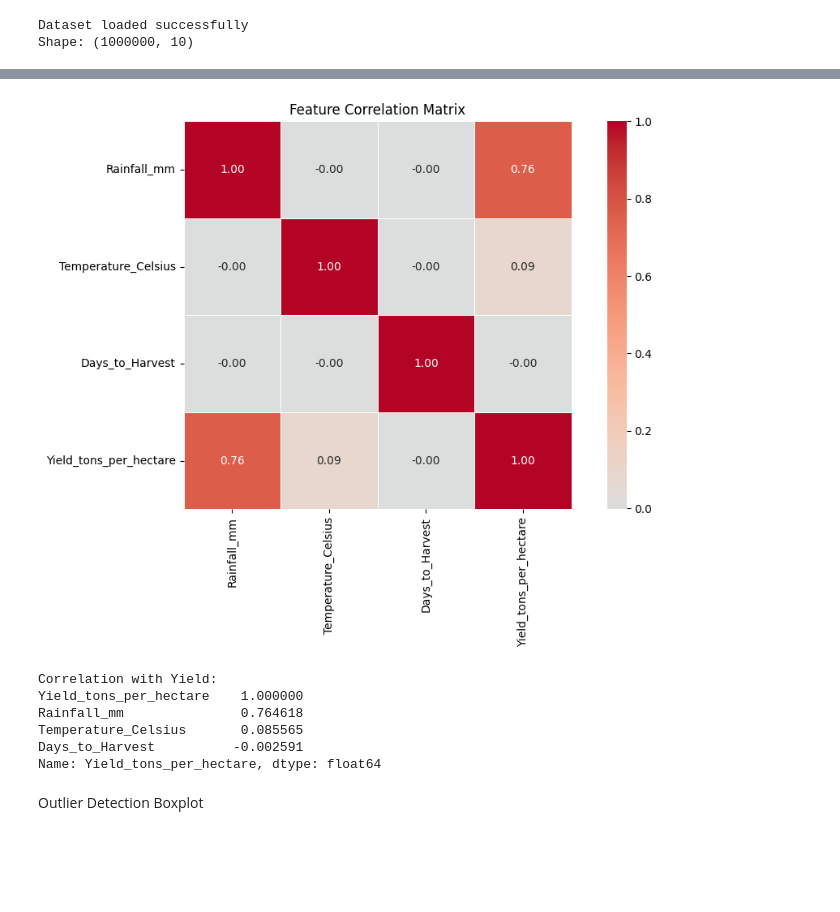
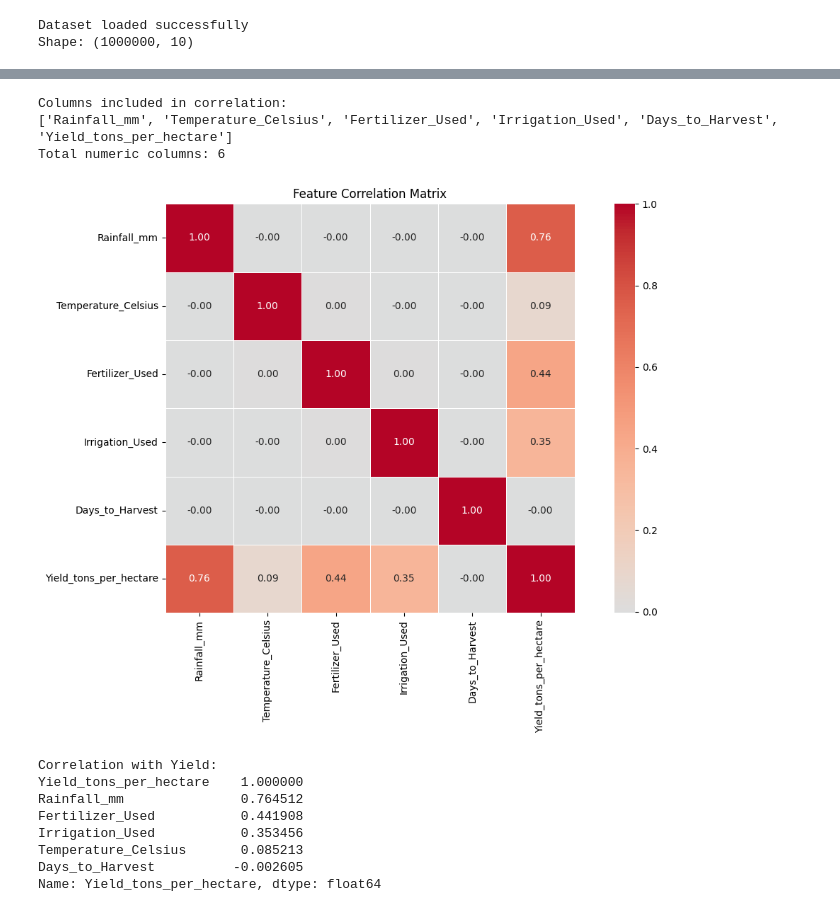
Before and after one commit to parth5757/ML_Project_The-Visionary_Parth, a Jupyter notebook: notebooks/01_EDA.ipynb, the cells around one changed output, grey strips where cells are left out. Cells and saved outputs as stored; diff of their text form; code cells hidden in the pictures; blank space fills up the shorter version.

Commit message:
EDA file upddated (outlier, Negative value removed & Correlation updated.)

```diff
--- a/notebooks/01_EDA.ipynb
+++ b/notebooks/01_EDA.ipynb
@@ -74,0 +147,9 @@ Check First and Last Rows
+# %%
+before = df.shape[0]
+df = df[df['Yield_tons_per_hectare'] >= 0]
+after = df.shape[0]
+
+print(f"Rows before: {before}")
+print(f"Rows after:  {after}")
+print(f"Negative rows removed: {before - after}")
+print(f"New min yield: {df['Yield_tons_per_hectare'].min():.4f}")
@@ -74,0 +194,14 @@ Check First and Last Rows
+# %%
+print("CONVERTING BOOLEAN COLUMNS TO INT")
+print("="*50)
+
+print("Before conversion:")
+print(df[['Fertilizer_Used', 'Irrigation_Used']].dtypes)
+print(df[['Fertilizer_Used', 'Irrigation_Used']].head(3))
+
+df['Fertilizer_Used'] = df['Fertilizer_Used'].astype(int)
+df['Irrigation_Used'] = df['Irrigation_Used'].astype(int)
+
+print("\nAfter conversion:")
+print(df[['Fertilizer_Used', 'Irrigation_Used']].dtypes)
+print(df[['Fertilizer_Used', 'Irrigation_Used']].head(3))
@@ -123,9 +300,13 @@ Check Duplicate Rows
 # %%
 print("DUPLICATE ROWS")
+print("="*50)
 duplicates = df.duplicated().sum()
 print(f"Total duplicate rows: {duplicates}")
+
 if duplicates > 0:
     df = df.drop_duplicates()
     print(f"Duplicates removed. New shape: {df.shape}")
+else:
+    print("No duplicates found. Dataset integrity confirmed.")
 # %% [output]
 DUPLICATE ROWS
@@ -218,33 +457,41 @@ print(df.head(2))
 # %%
-plt.figure(figsize=(10, 7))
+plt.figure(figsize=(12, 8))
 
-numeric_cols = df.select_dtypes(include=[np.number])
-corr_matrix = numeric_cols.corr()
+numeric_cols_corr = df.select_dtypes(include=[np.number])
+
+print("Columns included in correlation:")
+print(numeric_cols_corr.columns.tolist())
+print(f"Total numeric columns: {len(numeric_cols_corr.columns)}")
+
+corr_matrix = numeric_cols_corr.corr()
 
 sns.heatmap(
     corr_matrix,
     annot=True,
     fmt='.2f',
     cmap='coolwarm',
     center=0,
     square=True,
     linewidths=0.5
 )
 
 plt.title('Feature Correlation Matrix')
 plt.tight_layout()
 plt.savefig('correlation_heatmap.png')
 plt.show()
 
 print("\nCorrelation with Yield:")
 print(corr_matrix['Yield_tons_per_hectare'].sort_values(ascending=False))
 # %% [output]
+Columns included in correlation:
+['Rainfall_mm', 'Temperature_Celsius', 'Fertilizer_Used', 'Irrigation_Used', 'Days_to_Harvest', 'Yield_tons_per_hectare']
+Total numeric columns: 6
-[figure, old version]
+[figure, new version]
-Correlation with Yield:
-Yield_tons_per_hectare    1.000000
-Rainfall_mm               0.764618
-Temperature_Celsius       0.085565
-Days_to_Harvest          -0.002591
-Name: Yield_tons_per_hectare, dtype: float64
+Correlation with Yield:
+Yield_tons_per_hectare    1.000000
+Rainfall_mm               0.764512
+Fertilizer_Used           0.441908
+Irrigation_Used           0.353456
+Temperature_Celsius       0.085213
+Days_to_Harvest          -0.002605
+Name: Yield_tons_per_hectare, dtype: float64
-# %% [markdown]
-Outlier Detection Boxplot
```
Also changed, not shown: parts of 61 cells of this notebook, 9 other files.
